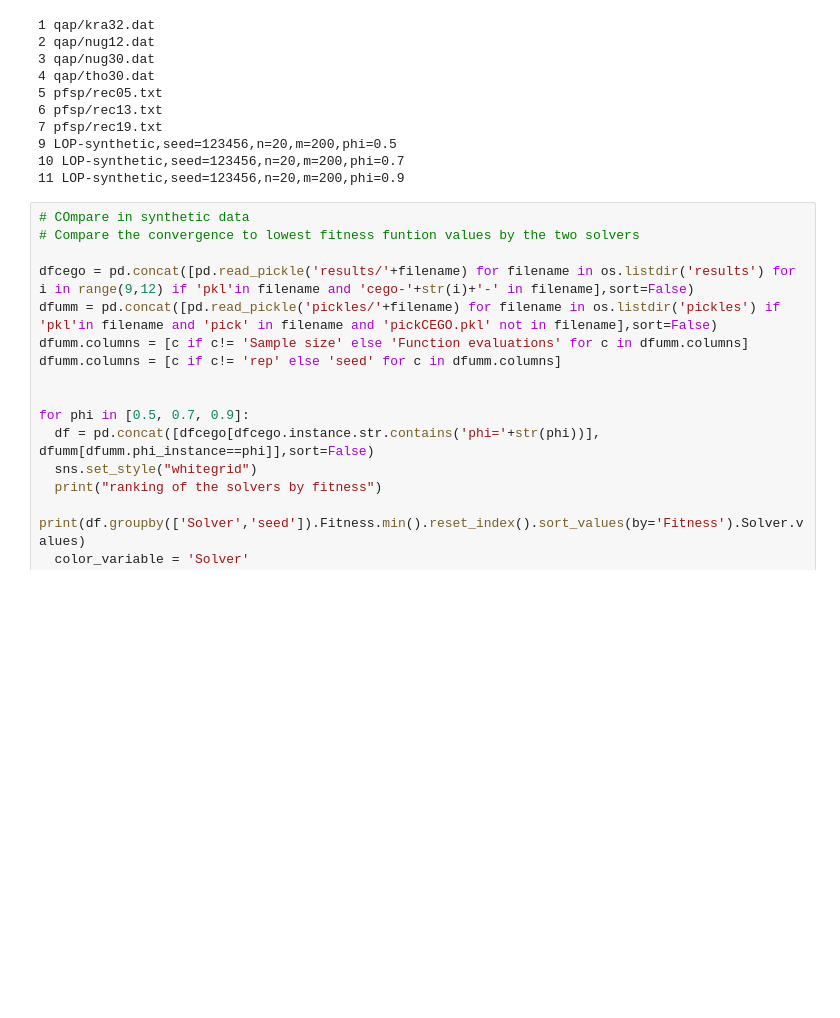
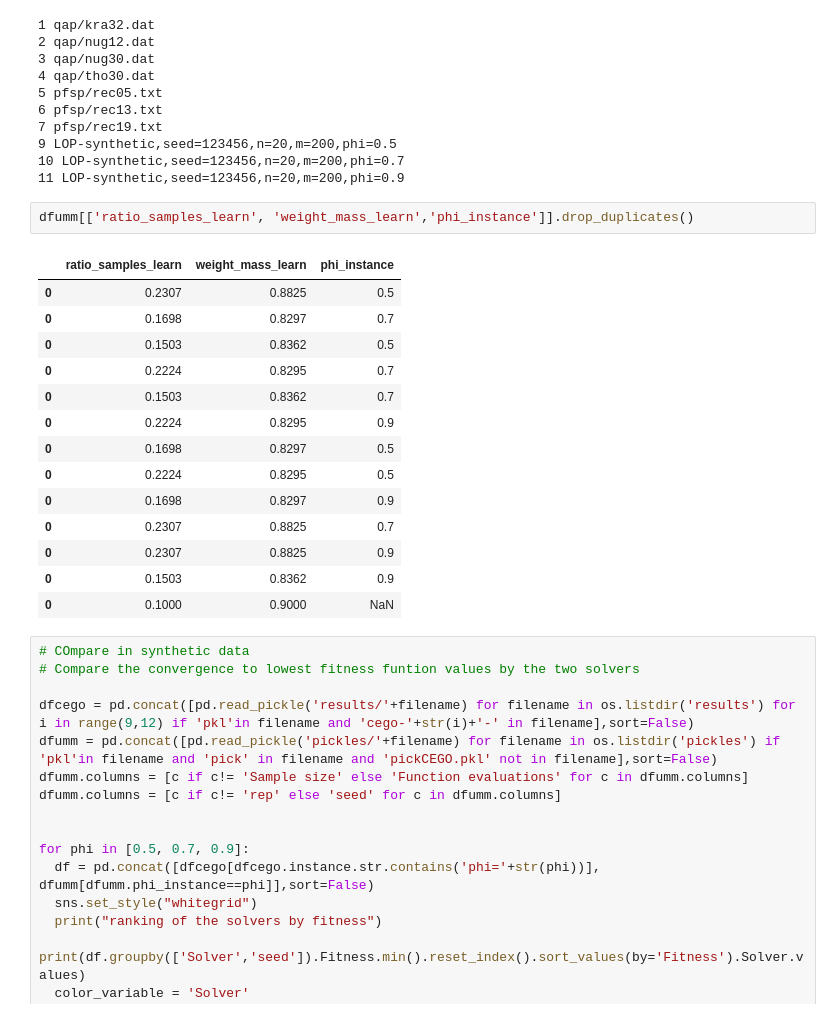
Before and after one commit to ekhiru/BB_optim, a Jupyter notebook: BB opt 2.ipynb, the cells around one changed output. Saved outputs shown, nothing was run; the diff lists cells and outputs as text; blank space fills up the shorter version.

```diff
--- a/BB opt 2.ipynb
+++ b/BB opt 2.ipynb
@@ -251,6 +251,23 @@ for i in range(1,12):
 9 LOP-synthetic,seed=123456,n=20,m=200,phi=0.5
 10 LOP-synthetic,seed=123456,n=20,m=200,phi=0.7
 11 LOP-synthetic,seed=123456,n=20,m=200,phi=0.9
+# %%
+dfumm[['ratio_samples_learn', 'weight_mass_learn','phi_instance']].drop_duplicates()
+# %% [output]
+|  | ratio_samples_learn | weight_mass_learn | phi_instance |
+| 0 | 0.2307 | 0.8825 | 0.5 |
+| 0 | 0.1698 | 0.8297 | 0.7 |
+| 0 | 0.1503 | 0.8362 | 0.5 |
+| 0 | 0.2224 | 0.8295 | 0.7 |
+| 0 | 0.1503 | 0.8362 | 0.7 |
+| 0 | 0.2224 | 0.8295 | 0.9 |
+| 0 | 0.1698 | 0.8297 | 0.5 |
+| 0 | 0.2224 | 0.8295 | 0.5 |
+| 0 | 0.1698 | 0.8297 | 0.9 |
+| 0 | 0.2307 | 0.8825 | 0.7 |
+| 0 | 0.2307 | 0.8825 | 0.9 |
+| 0 | 0.1503 | 0.8362 | 0.9 |
+| 0 | 0.1000 | 0.9000 | NaN |
 # %%
 # COmpare in synthetic data
 # Compare the convergence to lowest fitness funtion values by the two solvers
```
